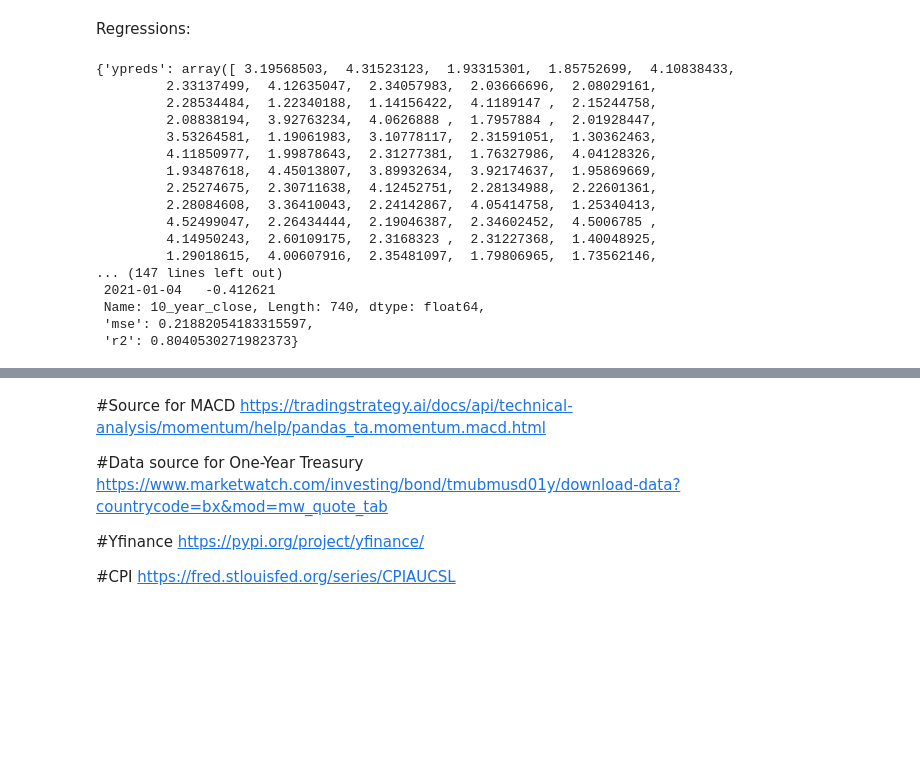
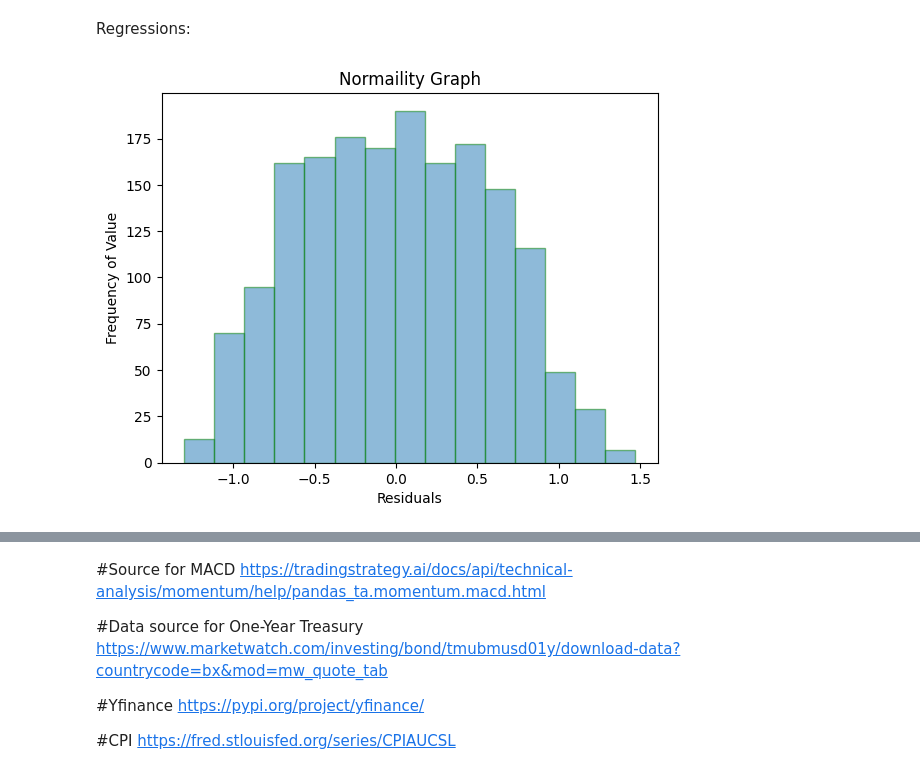
Before and after one commit to MichaelRicardo77/DS2500Proj, a Jupyter notebook: initial_working.ipynb, the cells around one changed output, grey strips where cells are left out. Saved outputs shown, nothing was run; the diff lists cells and outputs as text; code cells hidden in the pictures; blank space fills up the shorter version.

Commit message:
Linear & Poly regs complete, 5 charts in

```diff
--- a/initial_working.ipynb
+++ b/initial_working.ipynb
@@ -173,2 +181,9 @@ final_df.corr()
+# %%
+#Standerdization
+X_work = ['Yield_STDEV','Short_Term_Spread'	,'VIX_SMA_14','MACDs_12_26_9','CPI_close','Comm_SMA_14']
+for col in X_work:
+    final_df[col] = (final_df[col] - final_df[col].mean()) / final_df[col].std()
+X = final_df[['Yield_STDEV','Short_Term_Spread'	,'VIX_SMA_14','MACDs_12_26_9','CPI_close','Comm_SMA_14']]
+y = final_df['10_year_close']
 # %% [markdown]
 Regressions:
@@ -197,47 +190,36 @@ def add_bias_column(X):
 # %%
-from sklearn.metrics import mean_squared_error, r2_score
 def linreg_predict(X, y):
     """Predicts vals for a given array, and returns dct of mse and r^2
     Args:
         Xnew: (an array, either 1-d or 2-d which includes all the $p$ predictor features, not including bias term)
         ynew: (a 1-d array which includes all corresponding response values to `Xnew`)
-        m: (a 1-d array of length $p+1$ which contains the coefficients from the `line_of_best_fit` function)
     Returns:
         dct: dictionary, dct of mse and r^2 vals
     """
-    X_train, X_test, y_train, y_test = train_test_split(X, y,
-                                                        random_state=30,
-                                                        test_size = 0.3)
+
     linear_regression_model = LinearRegression()
-    linear_regression_model.fit(X_train, y_train)
+    linear_regression_model.fit(X, y)
 
     dct = {}
 
-    dct["ypreds"] = linear_regression_model.predict(X_test)
-    dct["resids"] = y_test - dct["ypreds"]
-    dct["mse"] = ((dct["ypreds"] - y_test) ** 2).mean()
-    dct["r2"] = r2_score(y_test, dct["ypreds"])
+    dct["ypreds"] = linear_regression_model.predict(X)
+    dct["resids"] = y - dct["ypreds"]
+    dct["rmse"] = np.sqrt(((dct["ypreds"] - y) ** 2).mean())
+    dct["r2"] = r2_score(y, dct["ypreds"])
+    dct['MAE'] = mean_absolute_error(y, dct["ypreds"])
 
     return dct
-# %%
-X = final_df[['Yield_STDEV','Short_Term_Spread','VIX_SMA_14','MACDs_12_26_9','SP500','cpi']]
-y = final_df['10_year_close']
-multiple_reg = linreg_predict(X,y)
-# %% [output]
-{'ypreds': array([ 3.19568503,  4.31523123,  1.93315301,  1.85752699,  4.10838433,
-         2.33137499,  4.12635047,  2.34057983,  2.03666696,  2.08029161,
-         2.28534484,  1.22340188,  1.14156422,  4.1189147 ,  2.15244758,
-         2.08838194,  3.92763234,  4.0626888 ,  1.7957884 ,  2.01928447,
-         3.53264581,  1.19061983,  3.10778117,  2.31591051,  1.30362463,
-         4.11850977,  1.99878643,  2.31277381,  1.76327986,  4.04128326,
-         1.93487618,  4.45013807,  3.89932634,  3.92174637,  1.95869669,
-         2.25274675,  2.30711638,  4.12452751,  2.28134988,  2.22601361,
-         2.28084608,  3.36410043,  2.24142867,  4.05414758,  1.25340413,
-         4.52499047,  2.26434444,  2.19046387,  2.34602452,  4.5006785 ,
-         4.14950243,  2.60109175,  2.3168323 ,  2.31227368,  1.40048925,
-         1.29018615,  4.00607916,  2.35481097,  1.79806965,  1.73562146,
-... (147 lines left out)
- 2021-01-04   -0.412621
- Name: 10_year_close, Length: 740, dtype: float64,
- 'mse': 0.21882054183315597,
- 'r2': 0.8040530271982373}
+# %%
+#Doing Cross-Fold validation
+X_train, X_test, y_train, y_test = train_test_split(X, y, random_state=25, test_size = 0.3)
+linear_reg_output_cross_fold = linreg_predict(X_train,y_train)
+# %%
+#Noramility
+residuals = linear_reg_output_cross_fold['resids']
+plt.hist(residuals, bins=15, edgecolor='Green', alpha=0.5)
+plt.title("Normaility Graph")
+plt.xlabel("Residuals")
+plt.ylabel("Frequency of Value")
+plt.show()
+# %% [output]
+[figure, added]
```
Also changed, not shown: parts of 14 cells of this notebook.
